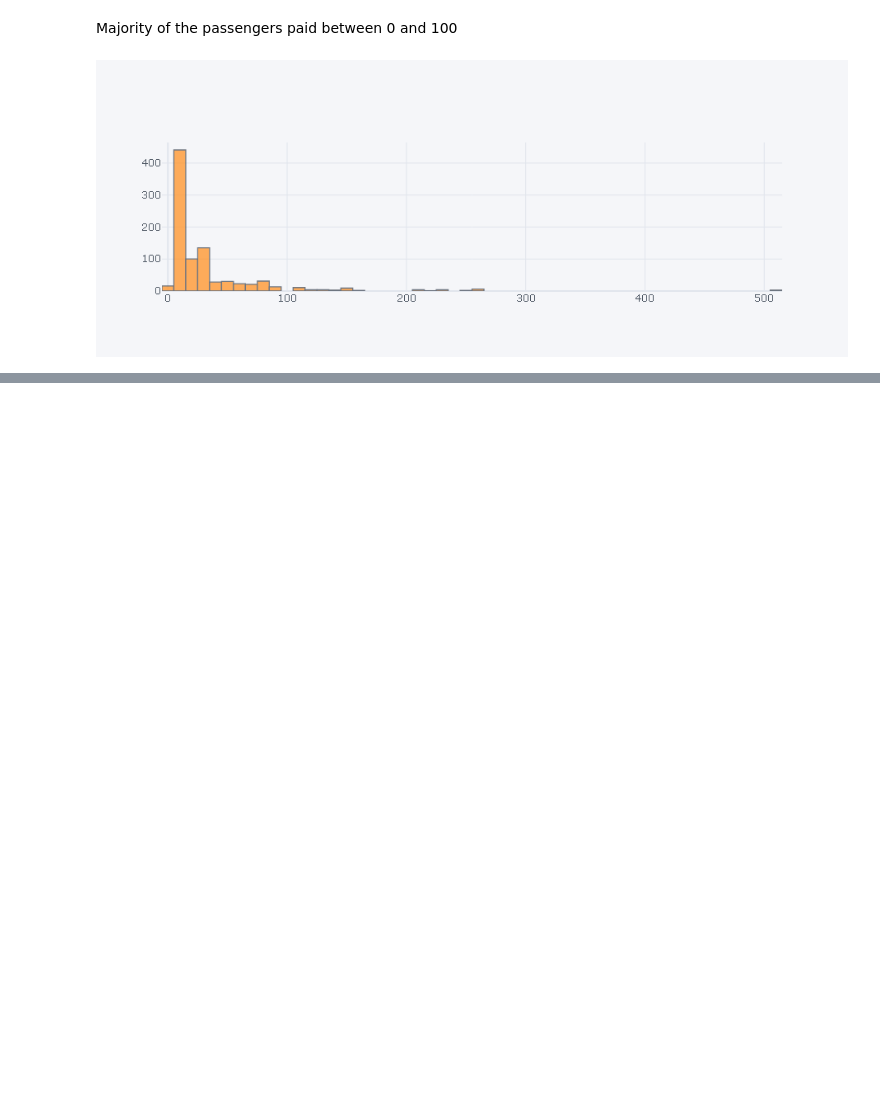
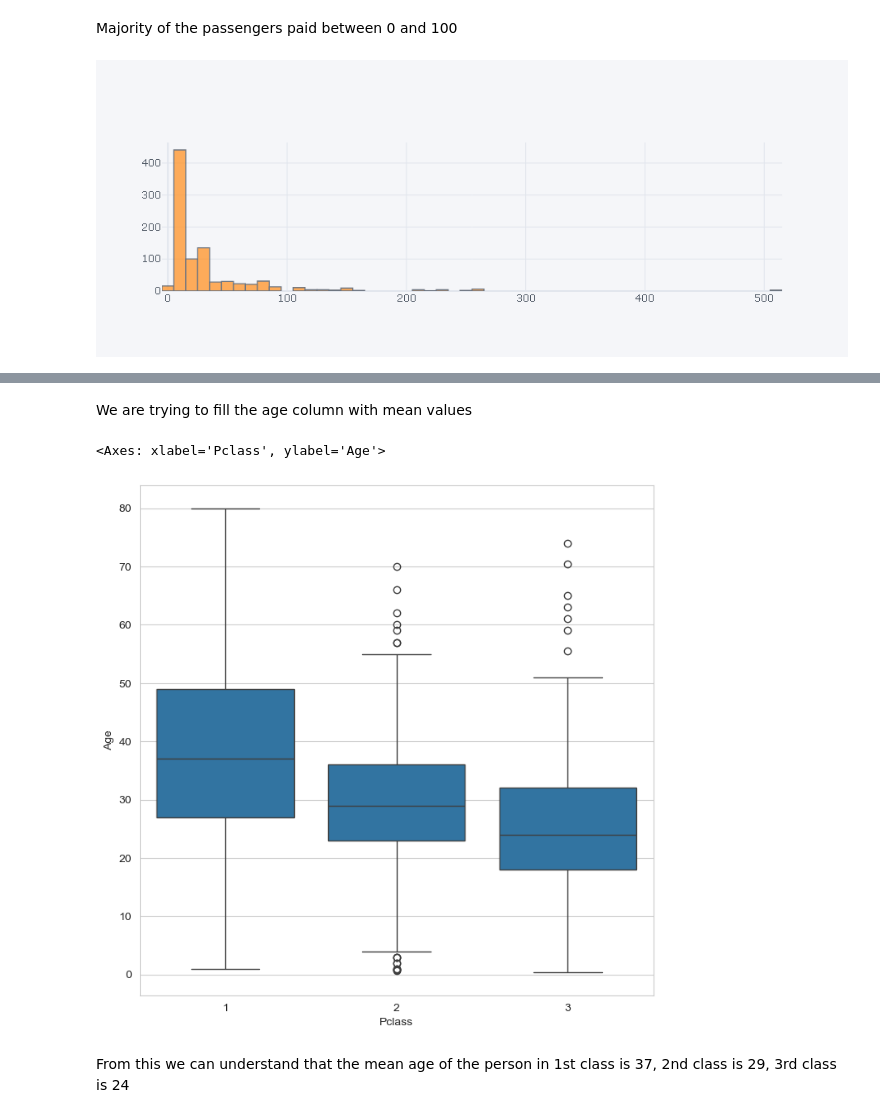
Before and after one commit to JishnuVijayan/Data-Science-and-Machine-Learning, a Jupyter notebook: Logistic Regression/Logistic regression.ipynb, the cells around one changed output, grey strips where cells are left out. Saved outputs shown, nothing was run; the diff lists cells and outputs as text; code cells hidden in the pictures; blank space fills up the shorter version.

```diff
--- a/Logistic Regression/Logistic regression.ipynb
+++ b/Logistic Regression/Logistic regression.ipynb
@@ -113,0 +121,10 @@ df['Fare'].iplot(kind = 'hist')
+# %% [markdown]
+We are trying to fill the age column with mean values
+# %%
+plt.figure(figsize=(8,8))
+sns.boxplot(x = 'Pclass', y = 'Age', data=df)
+# %% [output]
+<Axes: xlabel='Pclass', ylabel='Age'>
+[figure, added]
+# %% [markdown]
+From this we can understand that the mean age of the person in 1st class is 37, 2nd class is 29, 3rd class is 24
```
Also changed, not shown: parts of 20 cells of this notebook.
